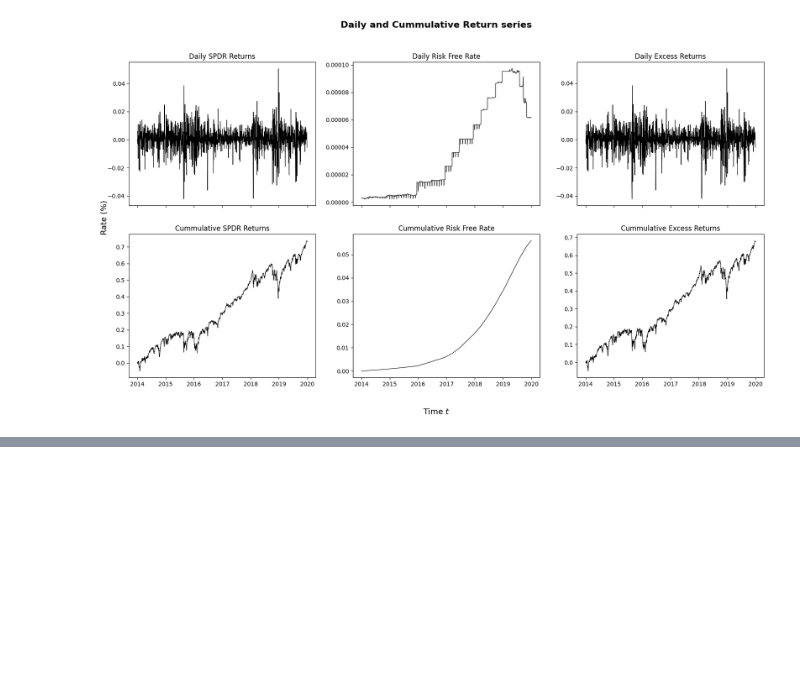
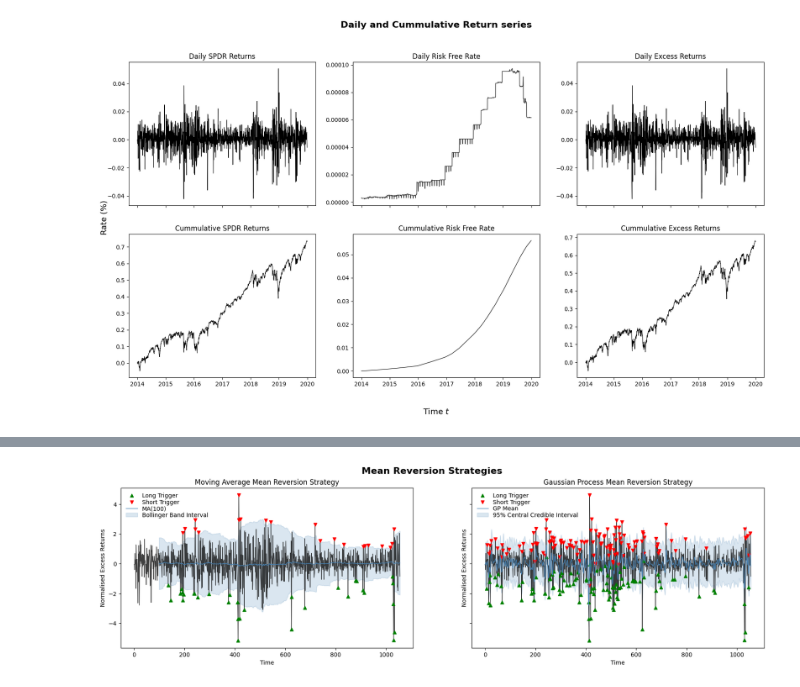
Before and after one commit to maxnorman569/comp0051_algorithmic_trading, a Jupyter notebook: coursework-two/06_coursework.ipynb, the cells around one changed output, grey strips where cells are left out. Drawn from its saved outputs; the diff is of its cells as text; code cells hidden in the pictures; blank space fills up the shorter version.

```diff
--- a/coursework-two/06_coursework.ipynb
+++ b/coursework-two/06_coursework.ipynb
@@ -40,0 +73,3 @@ Text(0.09, 0.5, 'Rate (%)')
+# %%
+# optimise the GP train signal
+mr_lengthscale_hat, mr_noise_hat = gp_mean_reversion.optimise_marginal_likelihood(inputs=x_train, targets=norm_r_train, n_iter = 100)
@@ -40,0 +94,49 @@ Text(0.09, 0.5, 'Rate (%)')
+# %%
+# MEAN REVERSION SIGNAL - MOVING AVERAGE
+train_mamr_s, train_mamr_bm, train_mamr_sm = get_ma_mean_reversion_signal(norm_r_train, 100)
+test_mamr_s, test_mamr_bm, test_mamr_sm = get_ma_mean_reversion_signal(norm_r_test, 100)
+
+# MEAN REVERSION SIGNAL - GAUSSIAN PROCESS
+train_gpmr_s, train_gpmr_bm, train_gpmr_sm = get_gp_mean_reversion_signal(x_train, norm_r_train, lengthscale=2.5, noise=mr_noise_hat)
+test_gpmr_s, test_gpmr_bm, test_gpmr_sm = get_gp_mean_reversion_signal(x_test, norm_r_test, lengthscale=2.5, noise=mr_noise_hat)
+# %%
+# plot strategies
+fig, (ax1, ax2) = plt.subplots(1, 2, figsize=(20, 5), sharey=True)
+
+
+ax1.plot(x_train, norm_r_train, 'black', lw = 1, alpha = .75)
+ax1.plot(x_train[train_mamr_bm == 1.], norm_r_train[train_mamr_bm == 1], 'g^', label = 'Long Trigger')
+ax1.plot(x_train[train_mamr_sm == 1], norm_r_train[train_mamr_sm == 1], 'rv', label = 'Short Trigger')
+ax1.set_title('Moving Average Mean Reversion Strategy')
+ax1.set_xlabel('Time')
+ax1.set_ylabel('Normalised Excess Returns')
+
+
+# plot MA & Bollinger Bands
+ma = norm_r_train.unfold(0, 100, 1).mean(dim=1)
+std = norm_r_train.unfold(0, 100, 1).std(dim=1)
+ax1.plot(x_train[99:], ma, 'b', lw = 1, color = 'steelblue', label = r'MA(100)')
+ax1.fill_between(x_train[99:], ma - 2*std, ma + 2*std, color = 'steelblue', alpha=0.2, label = 'Bollinger Band Interval')
+ax1.legend(labelspacing=0.1, loc='upper left', frameon=False)
+
+ax2.plot(x_train, norm_r_train, 'black', lw = 1, alpha = .75)
+ax2.plot(x_train[train_gpmr_bm == 1.], norm_r_train[train_gpmr_bm == 1], 'g^', label = 'Long Trigger')
+ax2.plot(x_train[train_gpmr_sm == 1], norm_r_train[train_gpmr_sm == 1], 'rv', label = 'Short Trigger')
+ax2.set_title('Gaussian Process Mean Reversion Strategy')
+ax2.set_xlabel('Time')
+ax2.set_ylabel('Normalised Excess Returns')
+
+# plot GP
+constant_gp = gp_mean_reversion.get_constant_gp(x_train=x_train, y_train=norm_r_train, length_scale=2.5, noise=mr_noise_hat)
+f_preds = gp_mean_reversion.get_gp_posterior(constant_gp, x_train)
+lower, upper = f_preds.confidence_region()
+ax2.plot(x_train, f_preds.mean.detach().numpy(), 'b', lw = 1, color = 'steelblue', label = 'GP Mean')
+ax2.fill_between(x_train, lower.detach().numpy(), upper.detach().numpy(),color = 'steelblue', alpha=0.2, label = '95% Central Credible Interval')
+ax2.legend(labelspacing=0.1, loc='upper left', frameon=False)
+
+plt.suptitle('Mean Reversion Strategies', fontsize=16, fontweight='bold')
+
+# saving figure
+plt.savefig('figures/03_mean_reversion_strategies.png')
+# %% [output]
+[figure, added]
```
Also changed, not shown: parts of 25 cells of this notebook, 36 other files.
